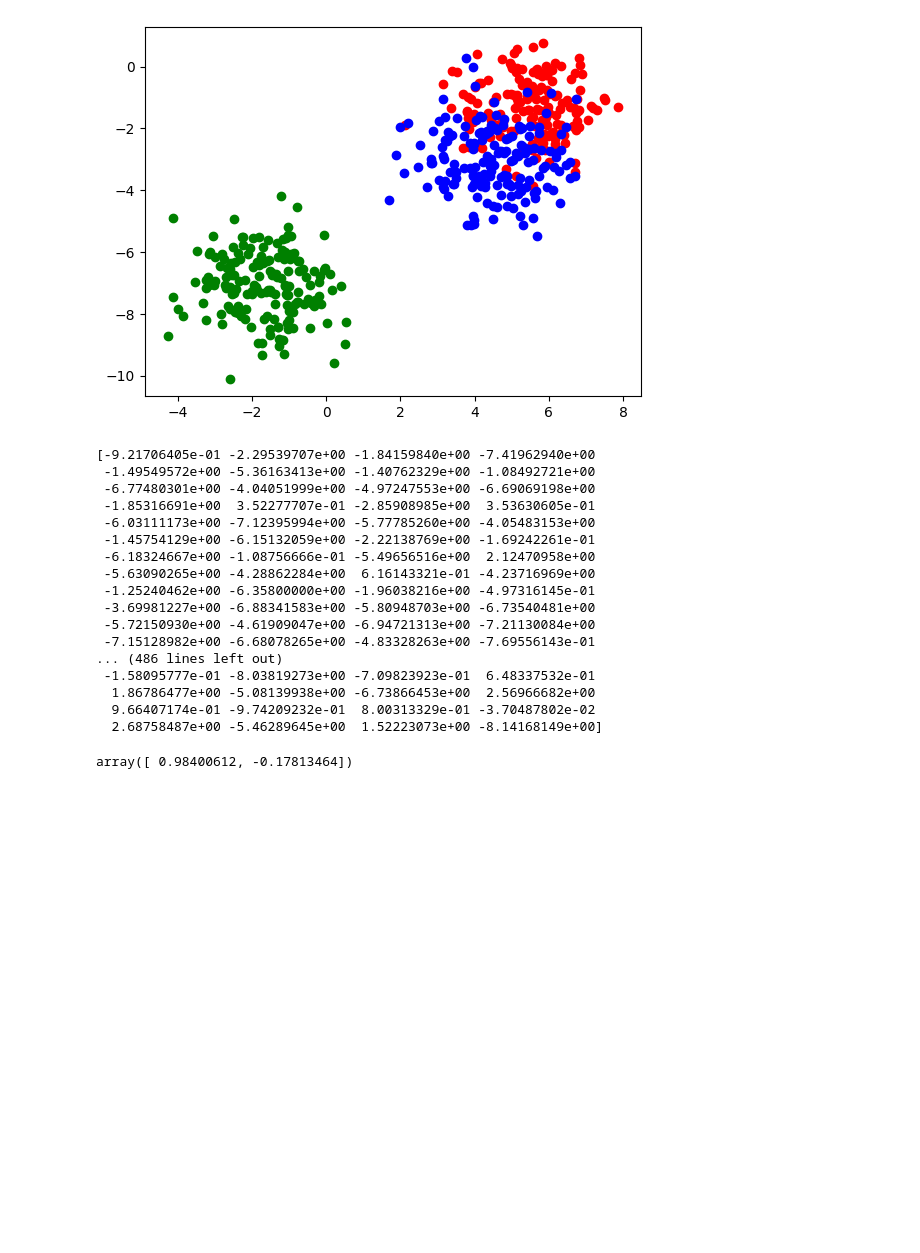
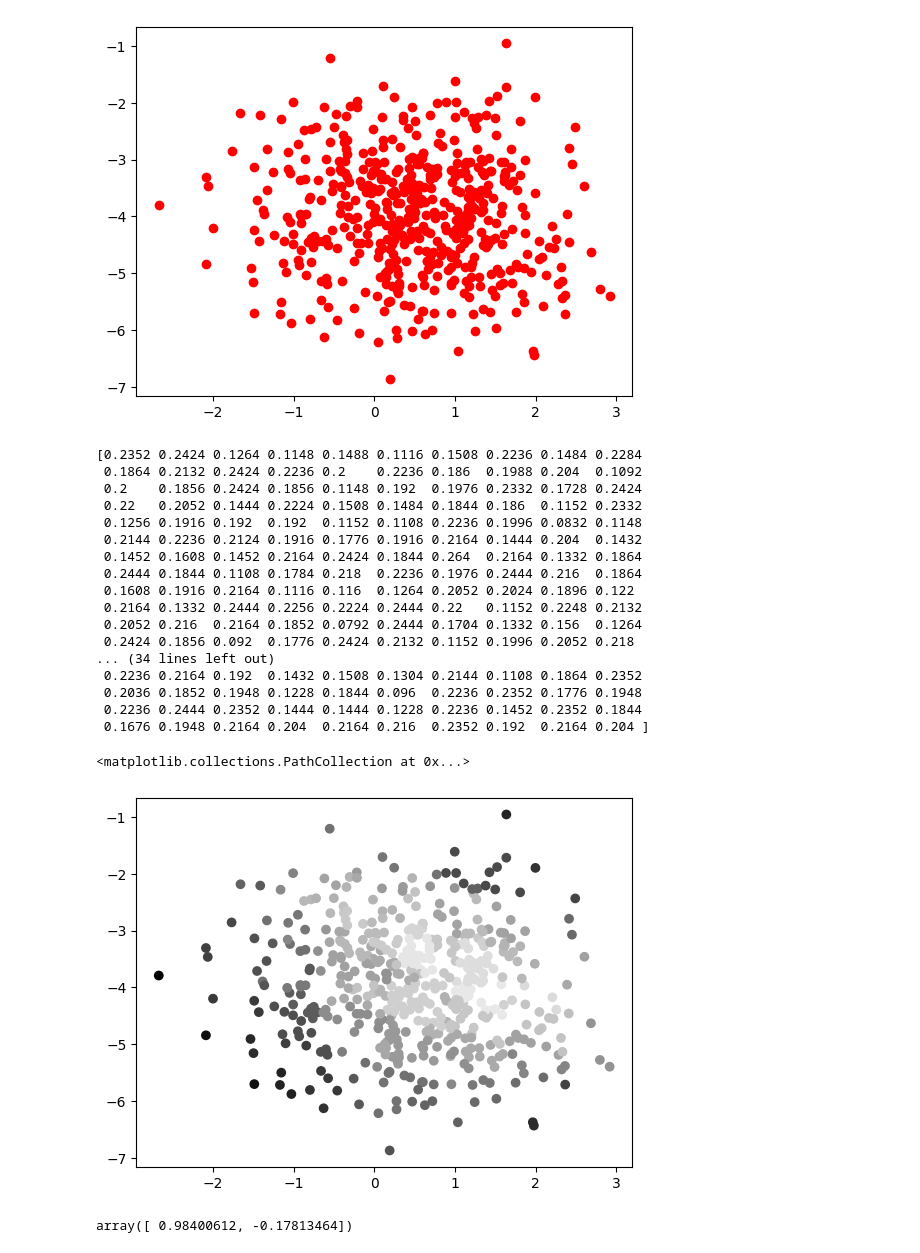
Before and after one commit to r-moraru/anomaly-detection, a Jupyter notebook: lab3.ipynb, the cells around one changed output. Drawn from its saved outputs; the diff is of its cells as text; code cells hidden in the pictures; blank space fills up the shorter version.

```diff
--- a/lab3.ipynb
+++ b/lab3.ipynb
@@ -8,7 +8,7 @@ from pyod.models.iforest import IForest
 # Ex 1.
 n_samples = 500
 n_features = 2
-centers = 3
+centers=1
 dataset = make_blobs(n_samples=n_samples, n_features=n_features, centers=centers)
 
 def scatter_blobs(num_centers, dataset):
@@ -29,59 +29,62 @@ class LODA:
         datapointProjections = np.dot(X, self.projectionVecs.T)
 
         bins = []
         binProbs = []
         for proj in range(len(self.projectionVecs)):
-            eps = 5
+            eps = 1
             projections = datapointProjections[:,proj]
             histogramRange = (np.min(projections)-eps, np.max(projections)+eps)
             histogram, histBin = np.histogram(projections, bins=self.nBins, range=histogramRange)
             binProb = histogram / histogram.sum()
             binProbs.append(binProb)
             bins.append(histBin)
 
         self.bins = np.array(bins)
         self.binProbs = np.array(binProbs)
 
     def get_projection_vector(self):
         projectionVec = np.random.multivariate_normal(np.zeros(2), np.eye(2))
         return projectionVec / np.linalg.norm(projectionVec)
 
     def getScores(self, X):
         projections = np.dot(X, self.projectionVecs.T)
+        projBinProbs = []
         for projIdx in range(self.nProj):
             proj = projections[:, projIdx]
-            print(proj.shape)
+            projBin = np.digitize(proj, self.bins[projIdx])
+            projBin = np.clip(projBin, 0, self.nBins-1)
+            projBinProbs.append(self.binProbs[projIdx, projBin])
 
-        digitize = lambda bins : np.digitize(projections, bins)
-        binnedX = np.apply_along_axis(digitize, 1, self.bins)
-        binnedX = np.clip(binnedX, 0, self.nBins-1)
-        # print("binnedX: ", binnedX[0])
-        # print("binnedX: ", binnedX[1])
+        projBinProbs = np.array(projBinProbs).T
+        return np.apply_along_axis(lambda x : x.mean(), 1, projBinProbs)
+
 
 model = LODA(5, 10)
 model.train(dataset[0])
-model.getScores(dataset[0])
+plt.scatter(dataset[0][:,0], dataset[0][:,1], c=model.getScores(dataset[0]), cmap='gray')
 # rowNum = datapoint index, colNum = projection vector index
 # no need to divide by projection vector norm as the norm is already 1.
 # %% [output]
-[figure, old version]
+[figure, new version]
-[-9.21706405e-01 -2.29539707e+00 -1.84159840e+00 -7.41962940e+00
- -1.49549572e+00 -5.36163413e+00 -1.40762329e+00 -1.08492721e+00
- -6.77480301e+00 -4.04051999e+00 -4.97247553e+00 -6.69069198e+00
- -1.85316691e+00  3.52277707e-01 -2.85908985e+00  3.53630605e-01
- -6.03111173e+00 -7.12395994e+00 -5.77785260e+00 -4.05483153e+00
- -1.45754129e+00 -6.15132059e+00 -2.22138769e+00 -1.69242261e-01
- -6.18324667e+00 -1.08756666e-01 -5.49656516e+00  2.12470958e+00
- -5.63090265e+00 -4.28862284e+00  6.16143321e-01 -4.23716969e+00
- -1.25240462e+00 -6.35800000e+00 -1.96038216e+00 -4.97316145e-01
- -3.69981227e+00 -6.88341583e+00 -5.80948703e+00 -6.73540481e+00
- -5.72150930e+00 -4.61909047e+00 -6.94721313e+00 -7.21130084e+00
- -7.15128982e+00 -6.68078265e+00 -4.83328263e+00 -7.69556143e-01
-... (486 lines left out)
- -1.58095777e-01 -8.03819273e+00 -7.09823923e-01  6.48337532e-01
-  1.86786477e+00 -5.08139938e+00 -6.73866453e+00  2.56966682e+00
-  9.66407174e-01 -9.74209232e-01  8.00313329e-01 -3.70487802e-02
-  2.68758487e+00 -5.46289645e+00  1.52223073e+00 -8.14168149e+00]
+[0.2352 0.2424 0.1264 0.1148 0.1488 0.1116 0.1508 0.2236 0.1484 0.2284
+ 0.1864 0.2132 0.2424 0.2236 0.2    0.2236 0.186  0.1988 0.204  0.1092
+ 0.2    0.1856 0.2424 0.1856 0.1148 0.192  0.1976 0.2332 0.1728 0.2424
+ 0.22   0.2052 0.1444 0.2224 0.1508 0.1484 0.1844 0.186  0.1152 0.2332
+ 0.1256 0.1916 0.192  0.192  0.1152 0.1108 0.2236 0.1996 0.0832 0.1148
+ 0.2144 0.2236 0.2124 0.1916 0.1776 0.1916 0.2164 0.1444 0.204  0.1432
+ 0.1452 0.1608 0.1452 0.2164 0.2424 0.1844 0.264  0.2164 0.1332 0.1864
+ 0.2444 0.1844 0.1108 0.1784 0.218  0.2236 0.1976 0.2444 0.216  0.1864
+ 0.1608 0.1916 0.2164 0.1116 0.116  0.1264 0.2052 0.2024 0.1896 0.122
+ 0.2164 0.1332 0.2444 0.2256 0.2224 0.2444 0.22   0.1152 0.2248 0.2132
+ 0.2052 0.216  0.2164 0.1852 0.0792 0.2444 0.1704 0.1332 0.156  0.1264
+ 0.2424 0.1856 0.092  0.1776 0.2424 0.2132 0.1152 0.1996 0.2052 0.218
+... (34 lines left out)
+ 0.2236 0.2164 0.192  0.1432 0.1508 0.1304 0.2144 0.1108 0.1864 0.2352
+ 0.2036 0.1852 0.1948 0.1228 0.1844 0.096  0.2236 0.2352 0.1776 0.1948
+ 0.2236 0.2444 0.2352 0.1444 0.1444 0.1228 0.2236 0.1452 0.2352 0.1844
+ 0.1676 0.1948 0.2164 0.204  0.2164 0.216  0.2352 0.192  0.2164 0.204 ]
+<matplotlib.collections.PathCollection at 0x...>
+[figure, added]
 # %%
 # %% [output]
 array([ 0.98400612, -0.17813464])
```
